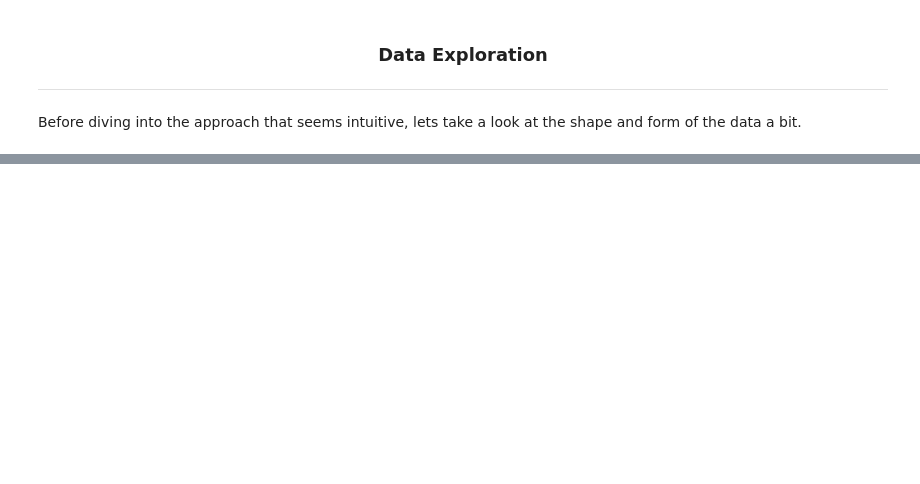
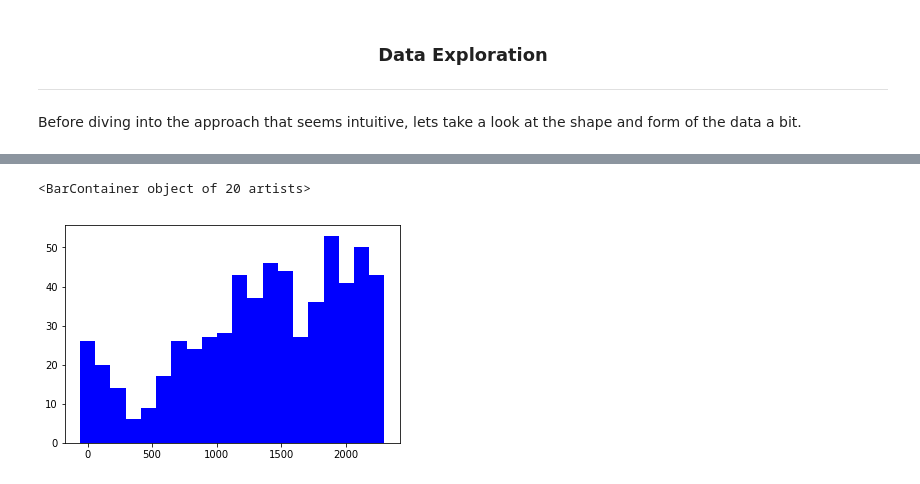
Before and after one commit to bwhitesell/CrymeClarity-Notebooks, a Jupyter notebook: Data Exploration.ipynb, the cells around one changed output, grey strips where cells are left out. Saved outputs shown, nothing was run; the diff lists cells and outputs as text; code cells hidden in the pictures; blank space fills up the shorter version.

```diff
--- a/Data Exploration.ipynb
+++ b/Data Exploration.ipynb
@@ -48,0 +41,16 @@ plt.show()
+# %%
+import numpy as np
+# Function to plot a histogram using pyplot
+def create_hist(rdd_histogram_data):
+    """Given an RDD.histogram, plot a pyplot histogram"""
+    heights = np.array(rdd_histogram_data[1])
+    full_bins = rdd_histogram_data[0]
+    mid_point_bins = full_bins[:-1]
+    widths = [abs(i - j) for i, j in zip(full_bins[:-1], full_bins[1:])]
+    bar = plt.bar(mid_point_bins, heights, width=widths, color='b')
+    return bar
+# %%
+create_hist(ds.map(lambda x: float(x['time_occ'])).histogram(20))
+# %% [output]
+<BarContainer object of 20 artists>
+[figure, added]
```
Also changed, not shown: parts of 17 cells of this notebook.
